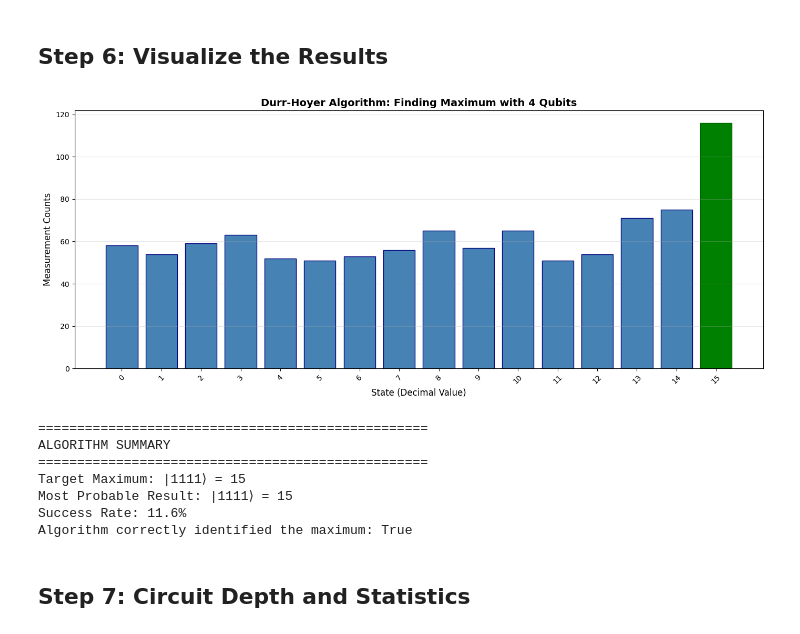
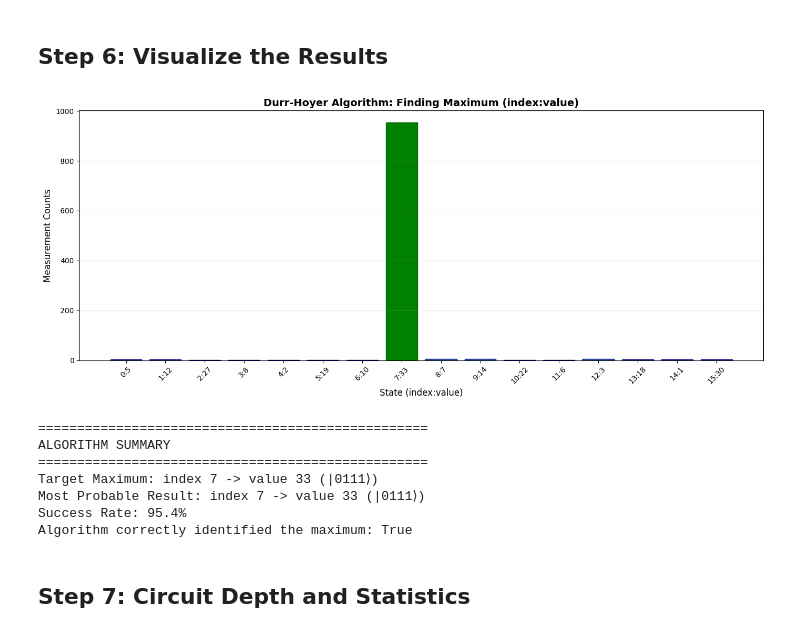
Before and after one commit to kauskumb/QML-IITD, a Jupyter notebook: durr_hoyer_algorithm.ipynb, the cells around one changed output. Cells and saved outputs as stored; diff of their text form; code cells hidden in the pictures.

```diff
--- a/durr_hoyer_algorithm.ipynb
+++ b/durr_hoyer_algorithm.ipynb
@@ -222,49 +242,54 @@ State |1011⟩ (decimal: 11):   51 shots (  5.1%)
 # %% [markdown]
 ## Step 6: Visualize the Results
 # %%
-# Sort counts by decimal value for better visualization
+# Sort counts for plotting
 sorted_counts = sorted(counts.items(), key=lambda x: int(x[0], 2))
 bitstrings = [item[0] for item in sorted_counts]
 values = [item[1] for item in sorted_counts]
-decimal_labels = [str(int(bs, 2)) for bs in bitstrings]
+
+# Create x-tick labels as "index:value"
+index_labels = [f"{int(bs,2)}:{data[int(bs,2)]}" for bs in bitstrings]
 
 # Create the bar plot
 plt.figure(figsize=(14, 6))
 bars = plt.bar(range(len(bitstrings)), values, color='steelblue', edgecolor='navy')
 
 # Highlight the target state
-target_index = bitstrings.index(format(target_state, '04b'))
-bars[target_index].set_color('green')
-bars[target_index].set_edgecolor('darkgreen')
+target_bit = format(target_state, f'0{num_qubits}b')
+if target_bit in bitstrings:
+    target_index = bitstrings.index(target_bit)
+    bars[target_index].set_color('green')
+    bars[target_index].set_edgecolor('darkgreen')
 
-plt.xlabel('State (Decimal Value)', fontsize=12)
+plt.xlabel('State (index:value)', fontsize=12)
 plt.ylabel('Measurement Counts', fontsize=12)
-plt.title('Durr-Hoyer Algorithm: Finding Maximum with 4 Qubits', fontsize=14, fontweight='bold')
-plt.xticks(range(len(bitstrings)), decimal_labels, rotation=45)
+plt.title('Durr-Hoyer Algorithm: Finding Maximum (index:value)', fontsize=14, fontweight='bold')
+plt.xticks(range(len(bitstrings)), index_labels, rotation=45)
 plt.grid(axis='y', alpha=0.3)
 plt.tight_layout()
 plt.show()
 
 # Print summary
 max_state = max(counts, key=counts.get)
-max_value = int(max_state, 2)
+max_index = int(max_state, 2)
+max_value = data[max_index]
 max_count = counts[max_state]
 
-print(f"\n" + "="*50)
-print(f"ALGORITHM SUMMARY")
-print(f"="*50)
-print(f"Target Maximum: |{format(target_state, '04b')}⟩ = {target_state}")
-print(f"Most Probable Result: |{max_state}⟩ = {max_value}")
+print("\n" + "="*50)
+print("ALGORITHM SUMMARY")
+print("="*50)
+print(f"Target Maximum: index {target_state} -> value {target_value} (|{format(target_state, f'0{num_qubits}b')}⟩)")
+print(f"Most Probable Result: index {max_index} -> value {max_value} (|{max_state}⟩)")
 print(f"Success Rate: {(max_count/1000)*100:.1f}%")
-print(f"Algorithm correctly identified the maximum: {max_value == target_state}")
+print(f"Algorithm correctly identified the maximum: {max_index == target_state}")
 # %% [output]
-[figure, old version]
+[figure, new version]
 ==================================================
 ALGORITHM SUMMARY
 ==================================================
-Target Maximum: |1111⟩ = 15
-Most Probable Result: |1111⟩ = 15
-Success Rate: 11.6%
+Target Maximum: index 7 -> value 33 (|0111⟩)
+Most Probable Result: index 7 -> value 33 (|0111⟩)
+Success Rate: 95.4%
 Algorithm correctly identified the maximum: True
 # %% [markdown]
 ## Step 7: Circuit Depth and Statistics
```
Also changed, not shown: parts of 2 cells of this notebook.
